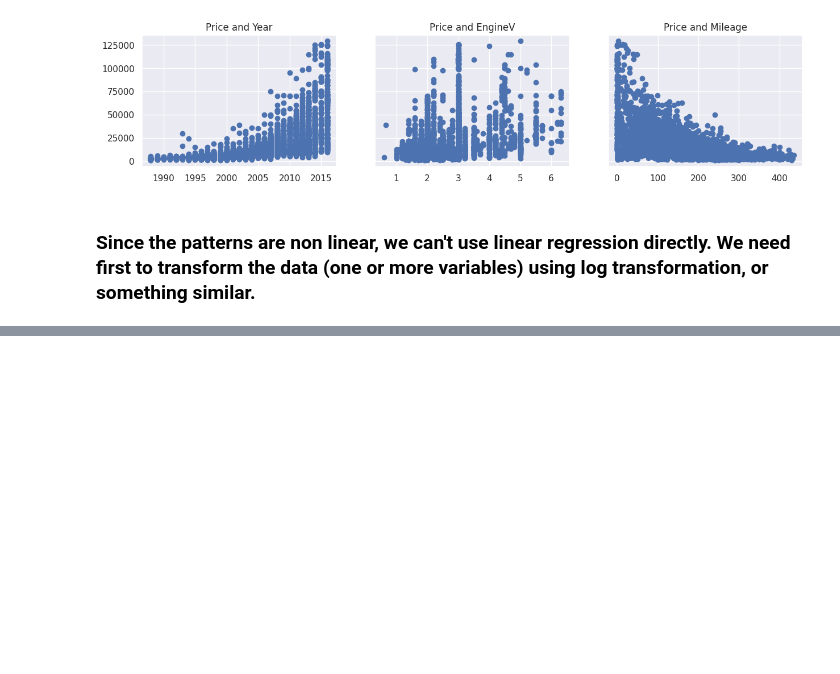
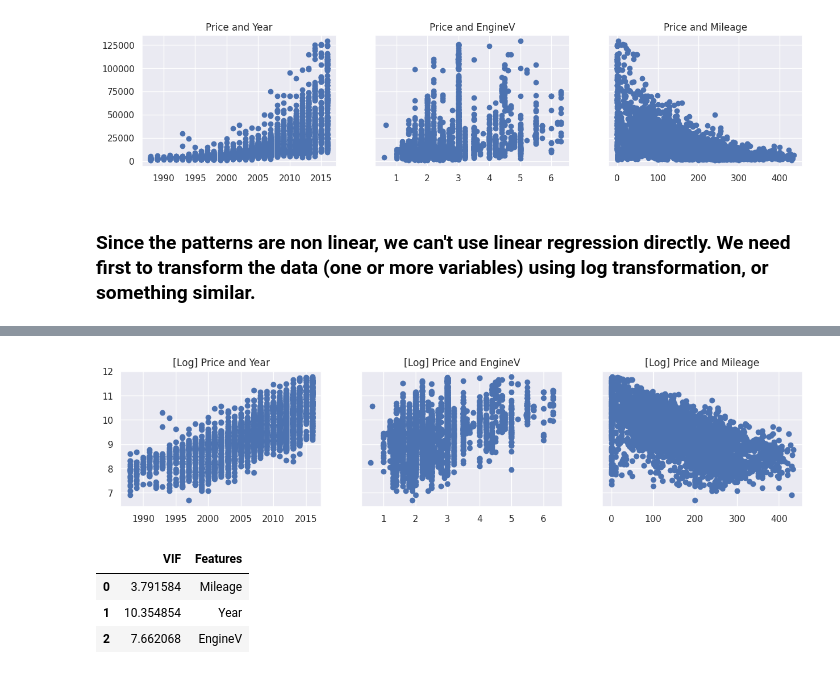
Before and after one commit to eliabev/Data_Science_Courses, a Jupyter notebook: udemy_bootcamp/pratical/linear_regression/pratical_example.ipynb, the cells around one changed output, grey strips where cells are left out. Drawn from its saved outputs; the diff is of its cells as text; code cells hidden in the pictures; blank space fills up the shorter version.

```diff
--- a/udemy_bootcamp/pratical/linear_regression/pratical_example.ipynb
+++ b/udemy_bootcamp/pratical/linear_regression/pratical_example.ipynb
@@ -210,0 +206,12 @@ plt.show()
+# %%
+f, (ax1, ax2, ax3) = plt.subplots(1, 3, sharey=True, figsize=(15, 3))
+ax1.scatter(data_no_outlier['Year'], data_no_outlier['Log Price'])
+ax1.set_title('[Log] Price and Year')
+ax2.scatter(data_no_outlier['EngineV'], data_no_outlier['Log Price'])
+ax2.set_title('[Log] Price and EngineV')
+ax3.scatter(data_no_outlier['Mileage'], data_no_outlier['Log Price'])
+ax3.set_title('[Log] Price and Mileage')
+
+plt.show()
+# %% [output]
+[figure, added]
@@ -210,0 +233,7 @@ plt.show()
+# %%
+vif
+# %% [output]
+|  | VIF | Features |
+| 0 | 3.791584 | Mileage |
+| 1 | 10.354854 | Year |
+| 2 | 7.662068 | EngineV |
```
Also changed, not shown: parts of 9 cells of this notebook, 2 other files.
